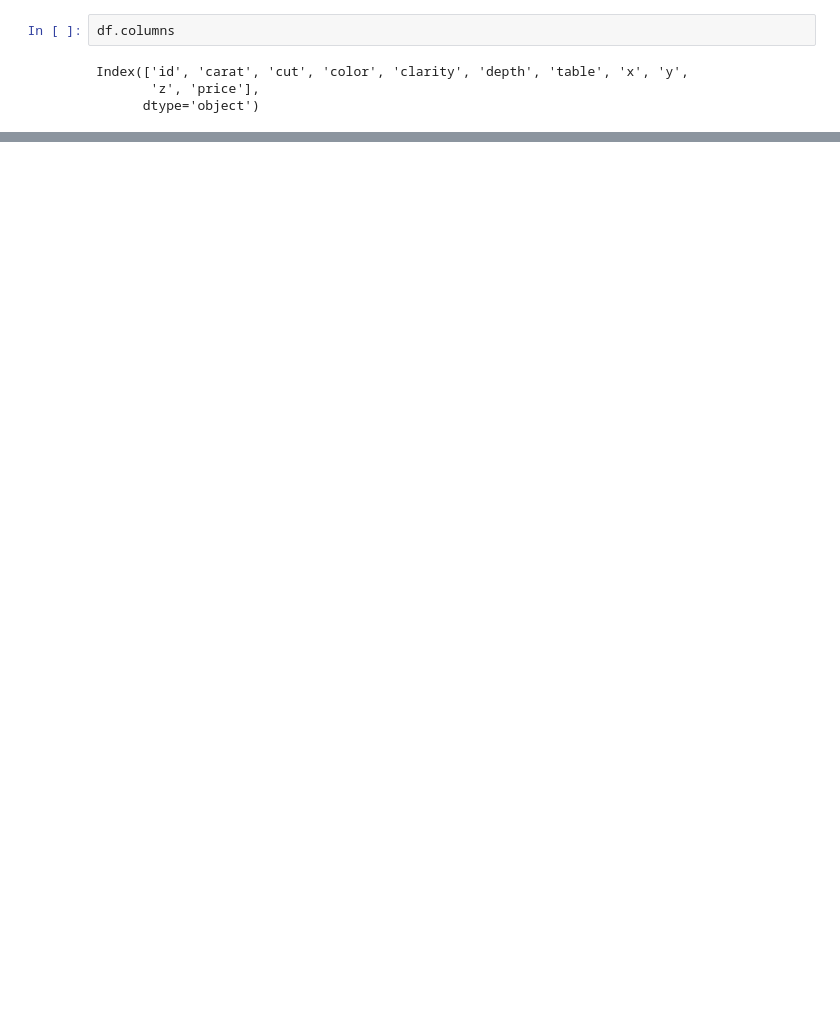
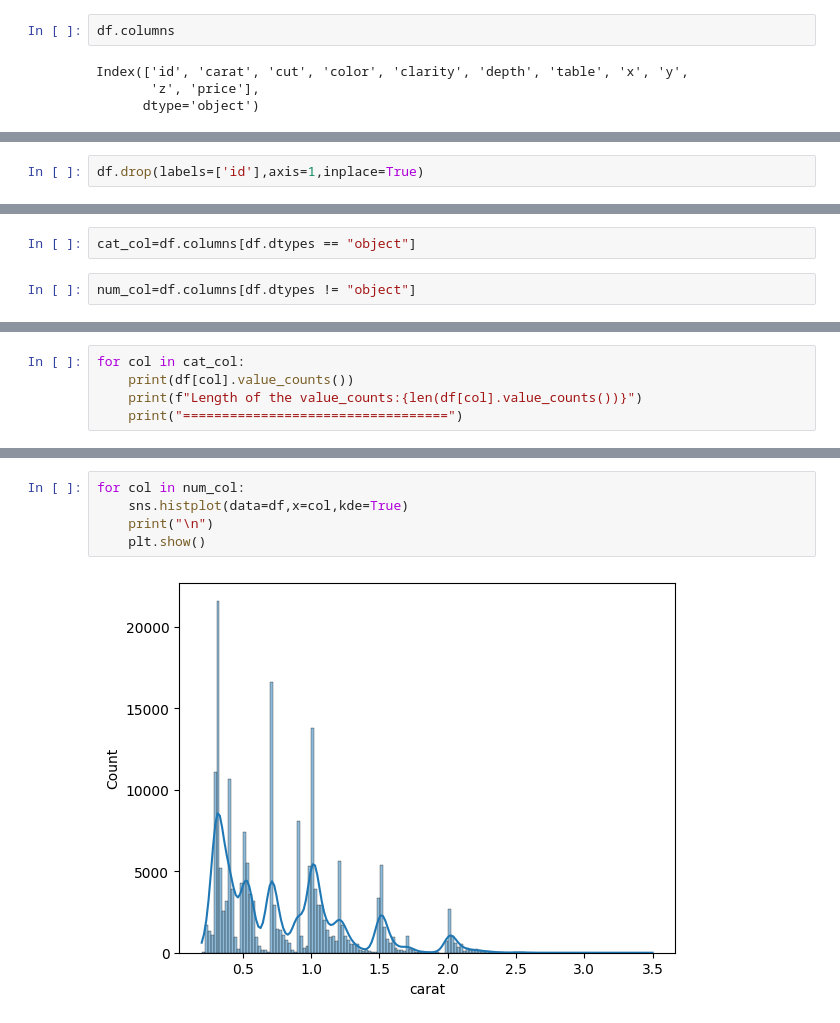
Before and after one commit to Roffin7/Gemstone, a Jupyter notebook: experiment/experiments.ipynb, the cells around one changed output, grey strips where cells are left out. Cells and saved outputs as stored; diff of their text form; blank space fills up the shorter version.

```diff
--- a/experiment/experiments.ipynb
+++ b/experiment/experiments.ipynb
@@ -52,0 +75,2 @@ df.describe()
+# %%
+df.drop(labels=['id'],axis=1,inplace=True)
@@ -52,0 +87,4 @@ df.describe()
+# %%
+cat_col=df.columns[df.dtypes == "object"]
+# %%
+num_col=df.columns[df.dtypes != "object"]
@@ -52,0 +121,5 @@ df.describe()
+# %%
+for col in cat_col:
+    print(df[col].value_counts())
+    print(f"Length of the value_counts:{len(df[col].value_counts())}")
+    print("==================================")
@@ -52,0 +152,7 @@ df.describe()
+# %%
+for col in num_col:
+    sns.histplot(data=df,x=col,kde=True)
+    print("\n")
+    plt.show()
+# %% [output]
+[figure, added]
```
Also changed, not shown: parts of 19 cells of this notebook.
